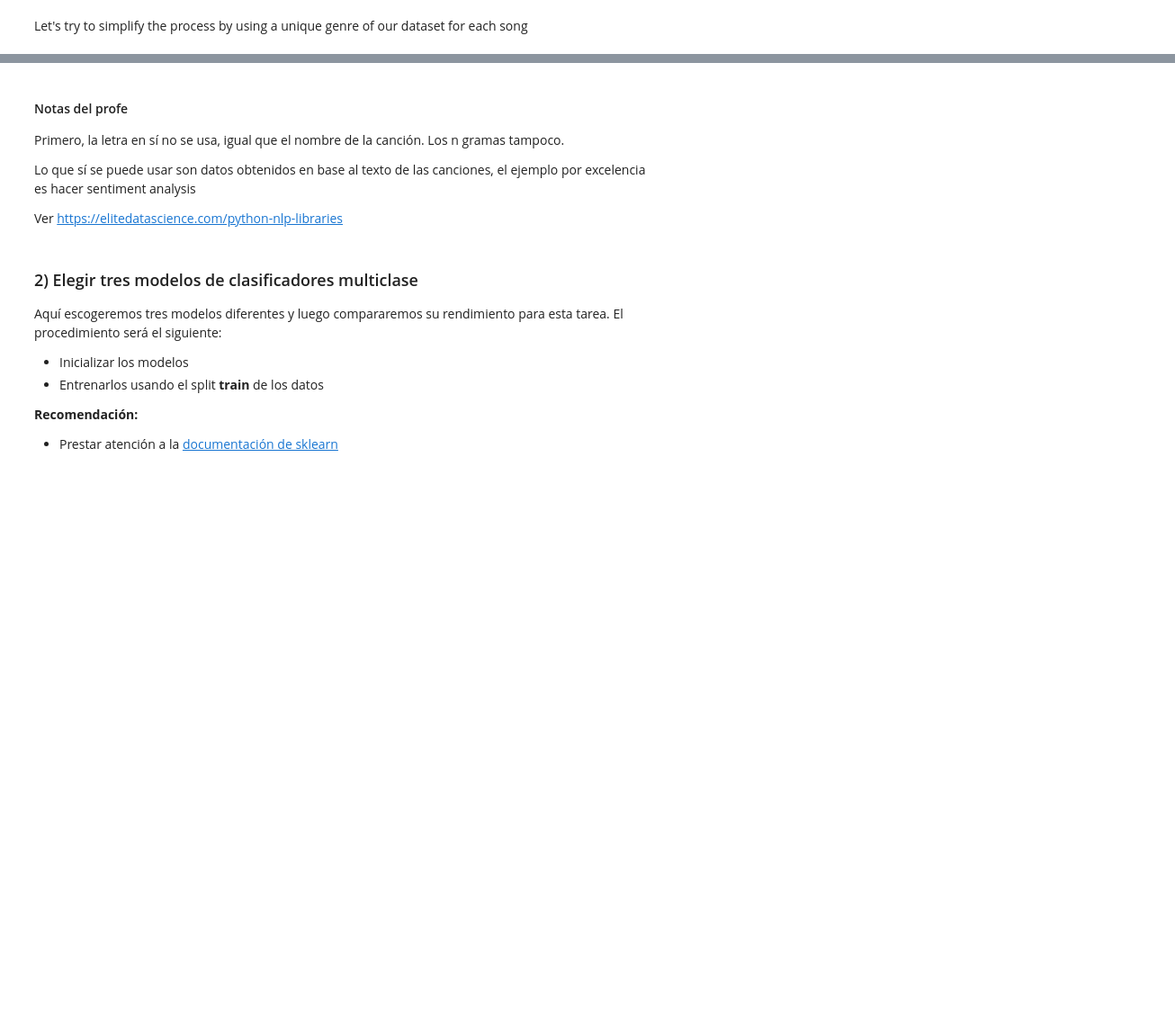
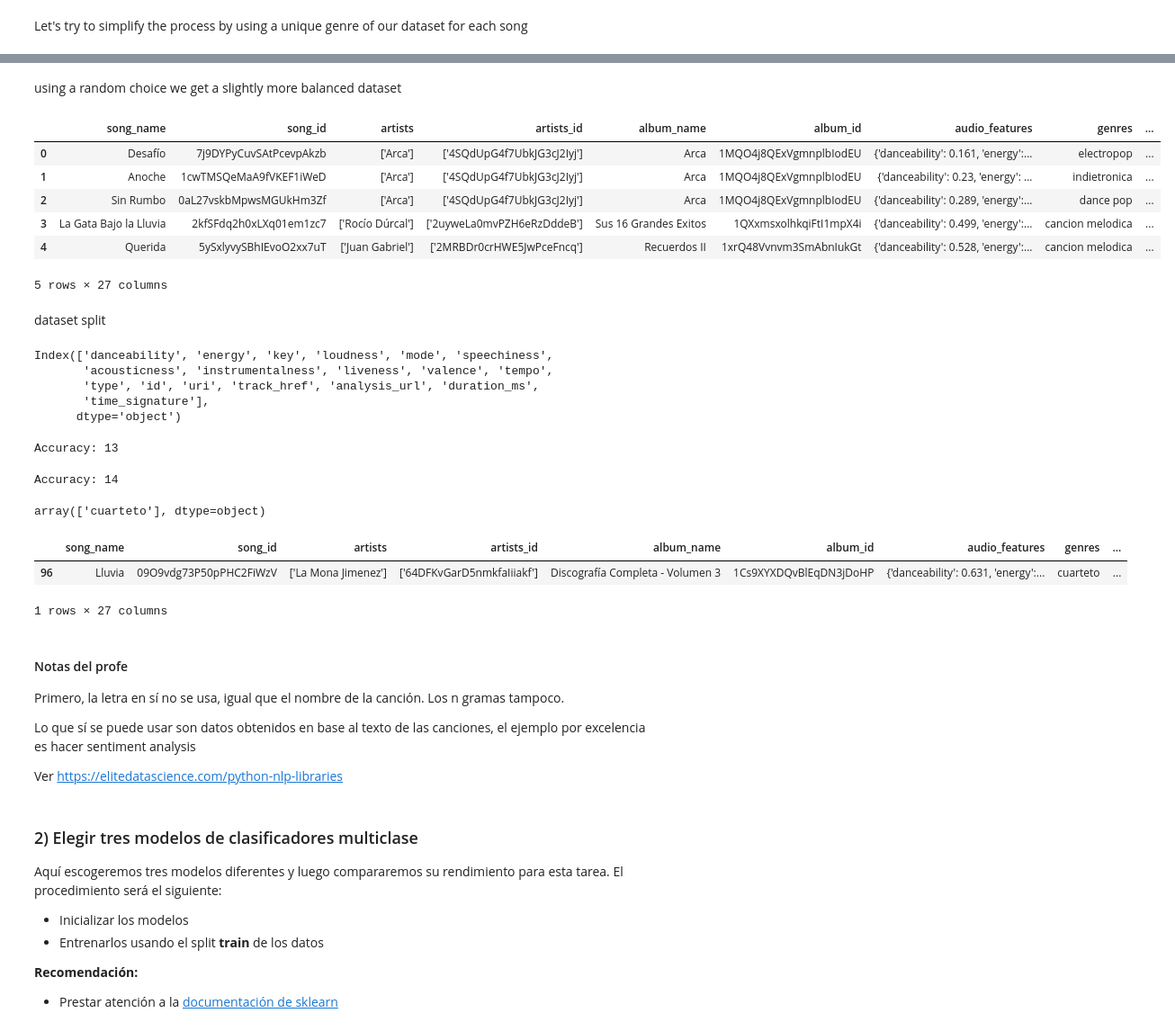
Before and after one commit to karen-pal/mentoria-canciones-DiploDatos, a Jupyter notebook: practico_3.ipynb, the cells around one changed output, grey strips where cells are left out. Shown at 90% size. Drawn from its saved outputs; the diff is of its cells as text; code cells hidden in the pictures; blank space fills up the shorter version.

```diff
--- a/practico_3.ipynb
+++ b/practico_3.ipynb
@@ -541,0 +503,31 @@ Name: genres, Length: 82, dtype: int64
+# %% [markdown]
+using a random choice we get a slightly more balanced dataset
+# %%
+import ast
+
+df = random_simple_df.copy()
+audio_thing= df["audio_features"].apply(lambda x: ast.literal_eval(x))
+audio_features_base = pd.DataFrame(list(audio_thing))
+audio_features = audio_features_base.columns
+#df.drop(["audio_features"],axis=1, inplace=True)
+df = pd.concat([df,audio_features_base],axis=1)
+df.head(5)
+# %% [output]
+|  | song_name | song_id | artists | artists_id | album_name | album_id | audio_features | genres | ... |
+| 0 | Desafío | 7j9DYPyCuvSAtPcevpAkzb | ['Arca'] | ['4SQdUpG4f7UbkJG3cJ2Iyj'] | Arca | 1MQO4j8QExVgmnplbIodEU | {'danceability': 0.161, 'energy':... | electropop | ... |
+| 1 | Anoche | 1cwTMSQeMaA9fVKEF1iWeD | ['Arca'] | ['4SQdUpG4f7UbkJG3cJ2Iyj'] | Arca | 1MQO4j8QExVgmnplbIodEU | {'danceability': 0.23, 'energy': ... | indietronica | ... |
+| 2 | Sin Rumbo | 0aL27vskbMpwsMGUkHm3Zf | ['Arca'] | ['4SQdUpG4f7UbkJG3cJ2Iyj'] | Arca | 1MQO4j8QExVgmnplbIodEU | {'danceability': 0.289, 'energy':... | dance pop | ... |
+| 3 | La Gata Bajo la Lluvia | 2kfSFdq2h0xLXq01em1zc7 | ['Rocío Dúrcal'] | ['2uyweLa0mvPZH6eRzDddeB'] | Sus 16 Grandes Exitos | 1QXxmsxolhkqiFtI1mpX4i | {'danceability': 0.499, 'energy':... | cancion melodica | ... |
+| 4 | Querida | 5ySxlyvySBhIEvoO2xx7uT | ['Juan Gabriel'] | ['2MRBDr0crHWE5JwPceFncq'] | Recuerdos II | 1xrQ48Vvnvm3SmAbnIukGt | {'danceability': 0.528, 'energy':... | cancion melodica | ... |
+5 rows × 27 columns
+# %% [markdown]
+dataset split
+# %%
+other = pd.concat([df[audio_features], df['lyrics_sentiment']], axis=1)
+sanitized = other.drop(["uri", "analysis_url", "track_href", "id", "type"],1)
+# %% [output]
+Index(['danceability', 'energy', 'key', 'loudness', 'mode', 'speechiness',
+       'acousticness', 'instrumentalness', 'liveness', 'valence', 'tempo',
+       'type', 'id', 'uri', 'track_href', 'analysis_url', 'duration_ms',
+       'time_signature'],
+      dtype='object')
@@ -541,0 +542,16 @@ Name: genres, Length: 82, dtype: int64
+# %%
+predictions = clf.predict(X_train)
+print ('Accuracy: %d ' % ((np.sum(y_train == predictions))/float(y_train.size)*100))
+# %% [output]
+Accuracy: 13
+# %%
+predictions = clf.predict(X_valid)
+print ('Accuracy: %d ' % ((np.sum(y_valid == predictions))/float(y_valid.size)*100))
+# %% [output]
+Accuracy: 14
+# %%
+predicts = clf.predict(X_valid.head(1))
+predicts
+#track_by_feature("danceability", 0.631)
+# %% [output]
+array(['cuarteto'], dtype=object)
@@ -541,0 +567,6 @@ Name: genres, Length: 82, dtype: int64
+# %%
+track_by_feature("danceability", 0.631)
+# %% [output]
+|  | song_name | song_id | artists | artists_id | album_name | album_id | audio_features | genres | ... |
+| 96 | Lluvia | 09O9vdg73P50pPHC2FiWzV | ['La Mona Jimenez'] | ['64DFKvGarD5nmkfaIiiakf'] | Discografía Completa - Volumen 3 | 1Cs9XYXDQvBlEqDN3jDoHP | {'danceability': 0.631, 'energy':... | cuarteto | ... |
+1 rows × 27 columns
```
Also changed, not shown: parts of 9 cells of this notebook.
